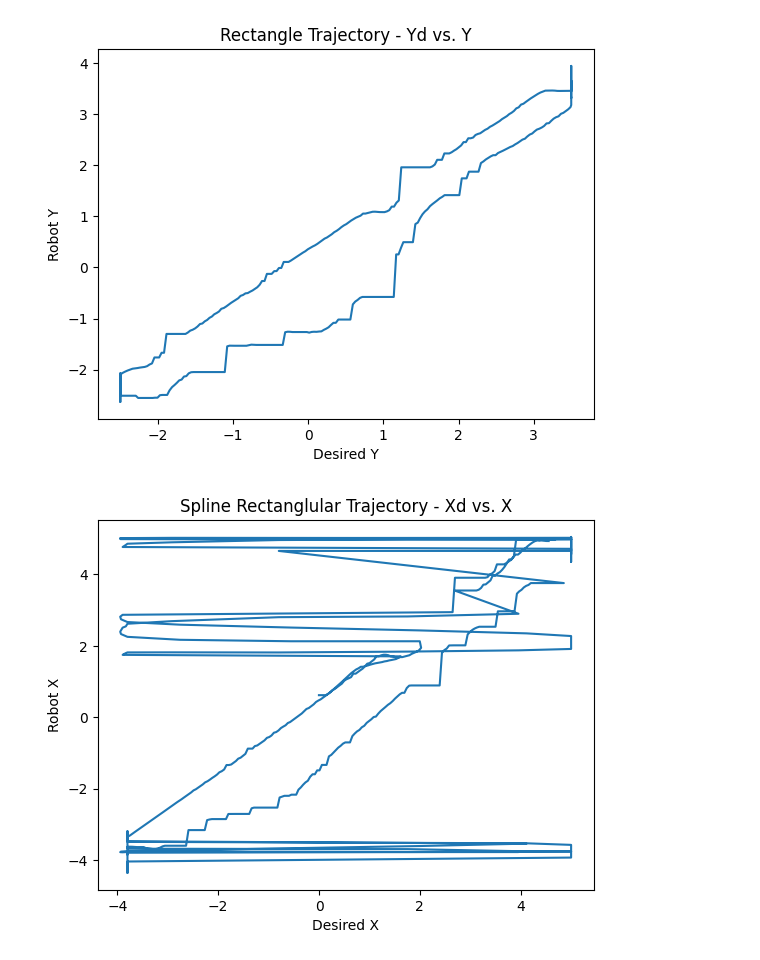
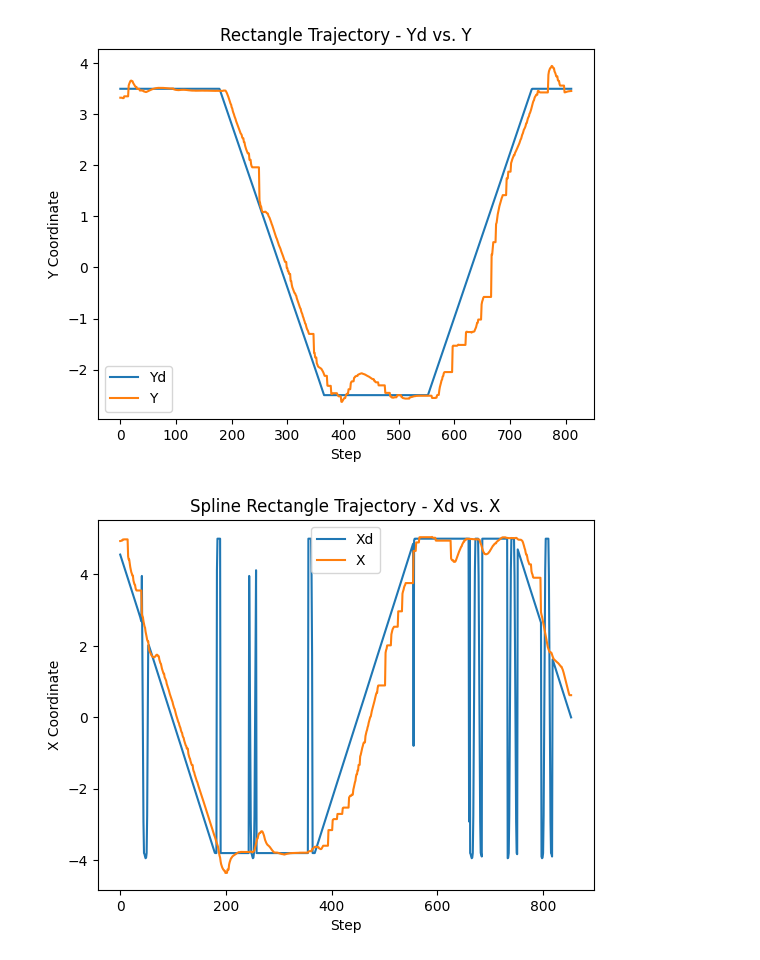
Before and after one commit to amandabaran/robotics, a Jupyter notebook: lab8/plots/Plots.ipynb, the cells around one changed output. Drawn from its saved outputs; the diff is of its cells as text; code cells hidden in the pictures.

Commit message:
updated plots

```diff
--- a/lab8/plots/Plots.ipynb
+++ b/lab8/plots/Plots.ipynb
@@ -43,24 +65,28 @@ plt.show()
 # %%
-plt.plot(yd,y)
-plt.xlabel("Desired Y")
-plt.ylabel("Robot Y")
+plt.plot(yd, label="Yd")
+plt.plot(y, label="Y")
+plt.legend()
+plt.xlabel("Step")
+plt.ylabel("Y Coordinate")
 plt.title("Rectangle Trajectory - Yd vs. Y")
 plt.show()
 # %% [output]
-[figure, old version]
+[figure, new version]
 # %%
 df = pd.read_csv('spline_results.csv')
 
 xd = df['xd']
 x = df['x']
 y = df['y']
 yd = df['yd']
 
-plt.plot(xd,x)
-plt.xlabel("Desired X")
-plt.ylabel("Robot X")
-plt.title("Spline Rectanglular Trajectory - Xd vs. X")
+plt.plot(xd, label="Xd")
+plt.plot(x, label="X")
+plt.legend()
+plt.xlabel("Step")
+plt.ylabel("X Coordinate")
+plt.title("Spline Rectangle Trajectory - Xd vs. X")
 plt.show()
 # %% [output]
-[figure, old version]
+[figure, new version]
 # %%
```
Also changed, not shown: parts of 4 cells of this notebook, 1 other file.
